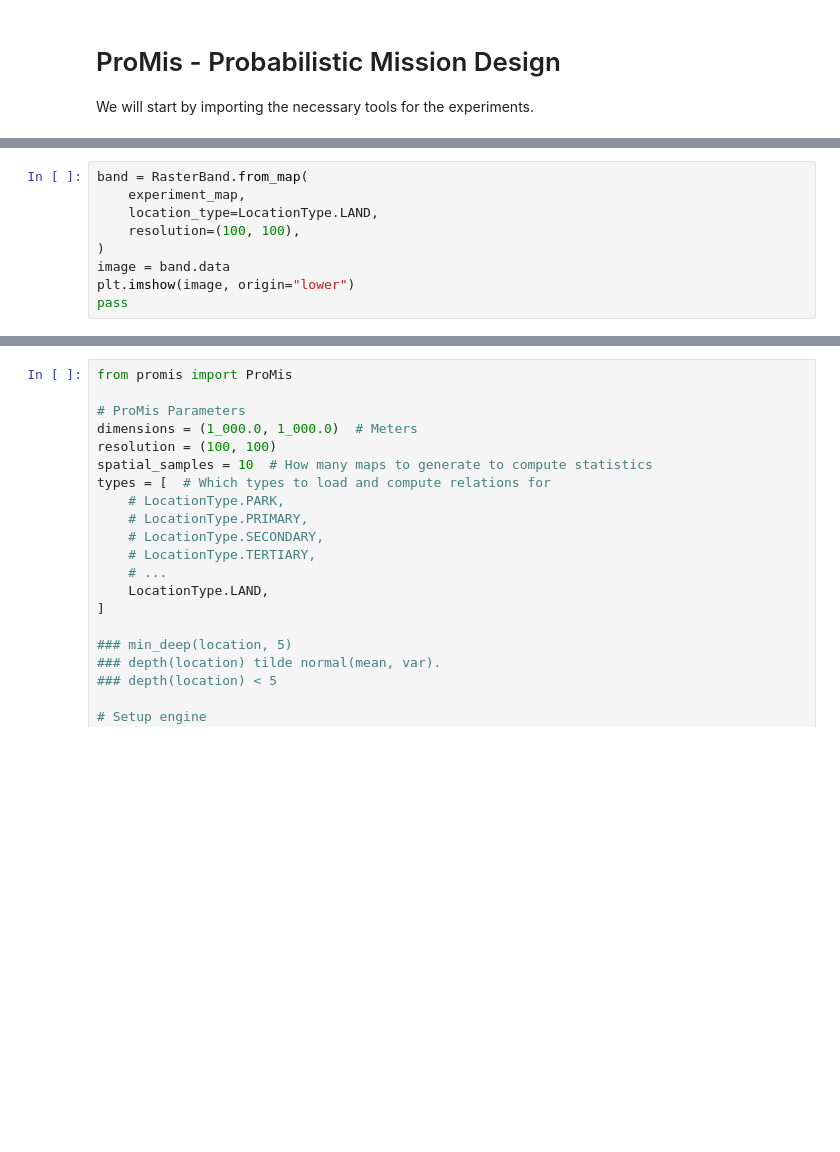
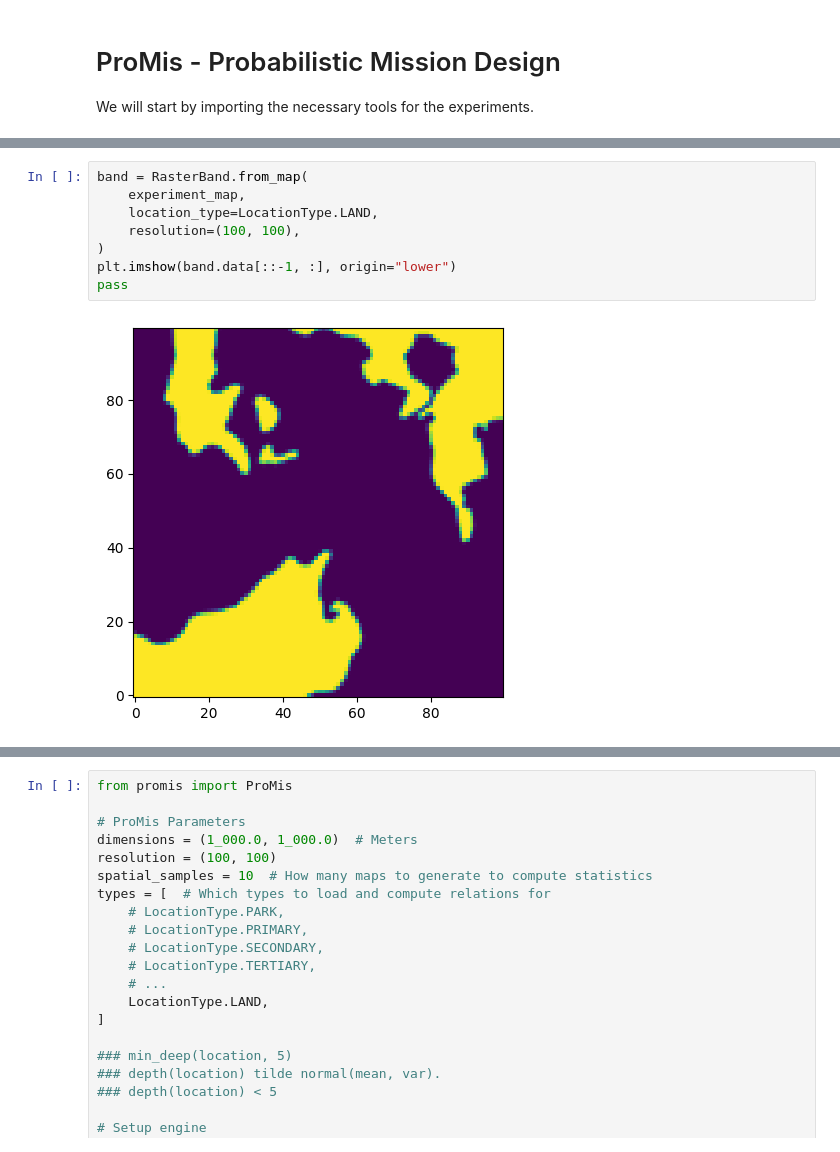
Before and after one commit to HRI-EU/ProMis, a Jupyter notebook: promis-ships.ipynb, the cells around one changed output, grey strips where cells are left out. Saved outputs shown, nothing was run; the diff lists cells and outputs as text; blank space fills up the shorter version.

```diff
--- a/promis-ships.ipynb
+++ b/promis-ships.ipynb
@@ -457,9 +452,10 @@ for feature in experiment_map.features:
 # %%
 band = RasterBand.from_map(
     experiment_map,
     location_type=LocationType.LAND,
     resolution=(100, 100),
 )
-image = band.data
-plt.imshow(image, origin="lower")
+plt.imshow(band.data[::-1, :], origin="lower")
 pass
+# %% [output]
+[figure, added]
```
Also changed, not shown: parts of 8 cells of this notebook, 7 other files.
